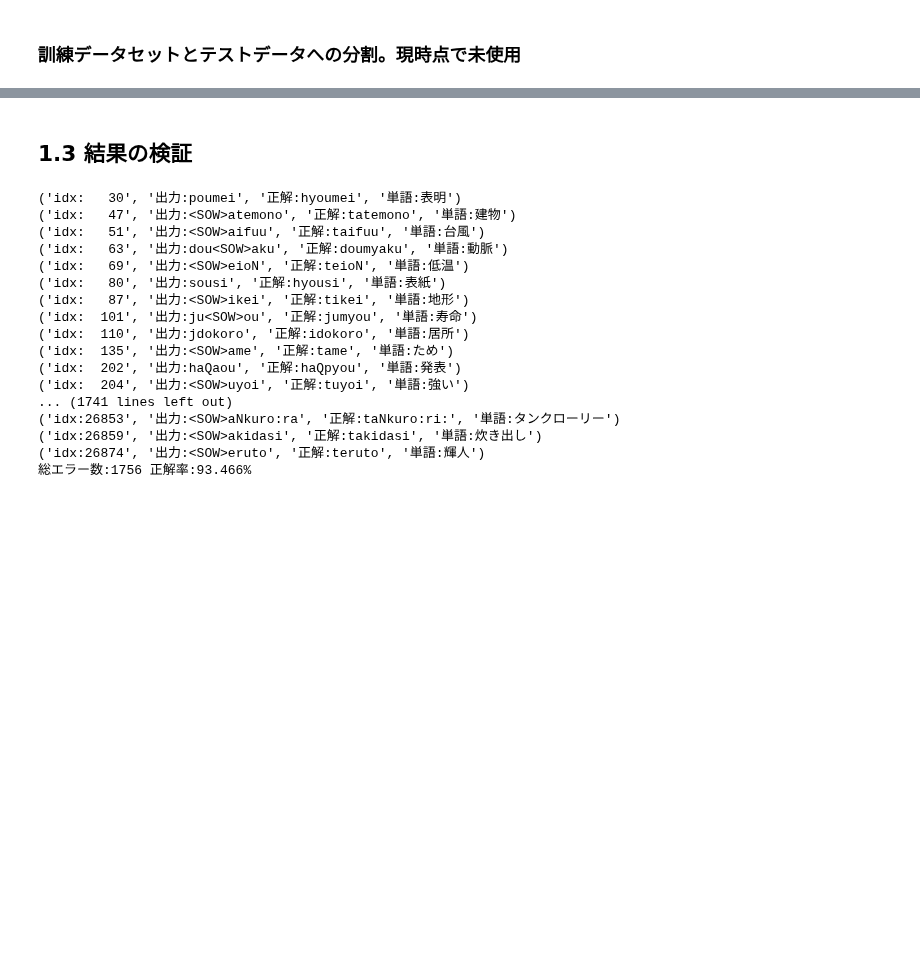
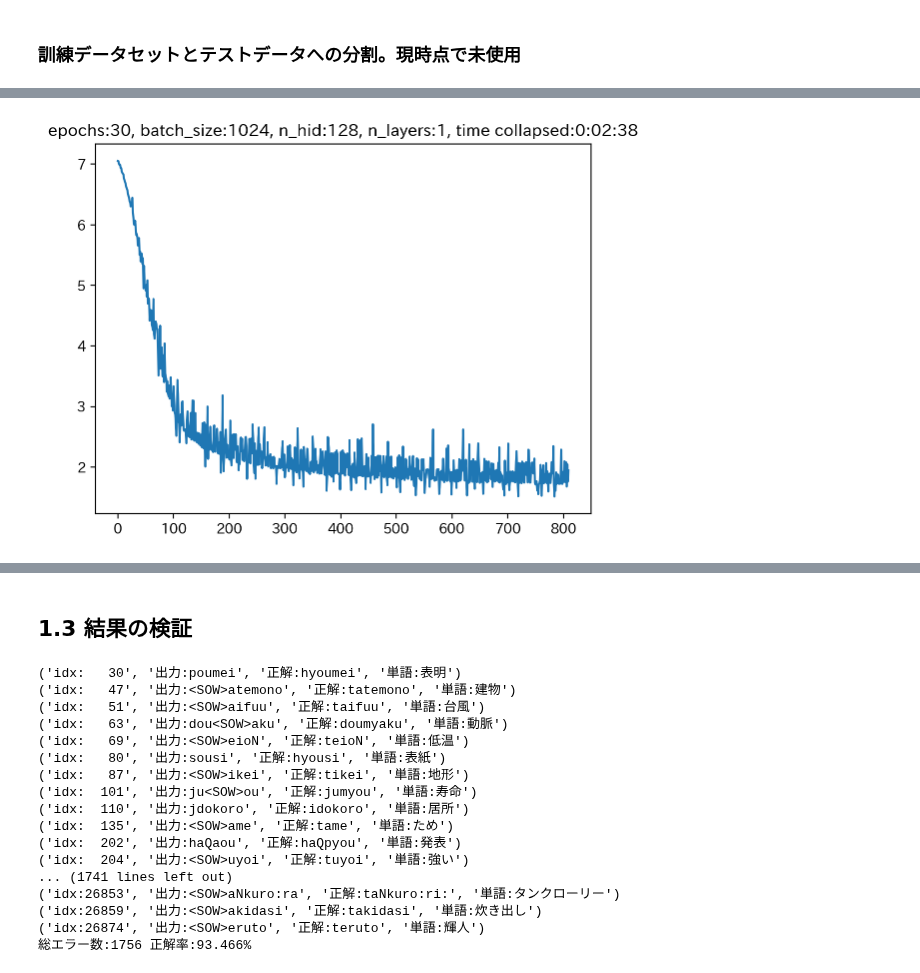
Before and after one commit to ShinAsakawa/ShinAsakawa.github.io, a Jupyter notebook: 2023notebooks/2023_1030Knd_Ijn_Ask.ipynb, the cells around one changed output, grey strips where cells are left out. Drawn from its saved outputs; the diff is of its cells as text; code cells hidden in the pictures; blank space fills up the shorter version.

```diff
--- a/2023notebooks/2023_1030Knd_Ijn_Ask.ipynb
+++ b/2023notebooks/2023_1030Knd_Ijn_Ask.ipynb
@@ -580,0 +1117,78 @@ EncDec_w_Att(
+# %%
+# 訓練関数の定義
+def fit_seq2vec(
+    model:torch.nn.modules.module.Module=o2p,
+    epochs:int=10,
+    ds:Dataset=psylex71_ds_o2s,
+    dataloader:torch.utils.data.dataloader.DataLoader=dl_o2s,
+    optimizer:torch.optim=None,
+    lr:float=0.001,
+    criterion_dec:torch.nn.modules.loss=nn.MSELoss(),
+    criterion_enc:torch.nn.modules.loss=nn.CrossEntropyLoss(ignore_index=-1),
+    interval:int=None,
+    isPrint:bool=False,
+    losses:list=None,
+    isDraw:bool=True,):
+    """ Seq2vec の訓練に用いる関数"""
+
+    start_time = time.time()   # 開始時刻の保存
+
+    if losses == None:
+        losses = []
+
+    model.train()
+
+    if optimizer == None:
+        optimizer = optim.Adam(model.parameters(), lr=lr)
+
+    criterion_dec = nn.MSELoss()
+    criterion_enc = nn.CrossEntropyLoss(ignore_index=-1)
+    #criterion_enc = nn.CrossEntropyLoss(ignore_index=0)
+
+    if interval == None:
+        interval = int(ds.__len__()/batch_size) >> 2
+
+    for epoch in range(epochs):
+        i = 0
+        for _inp, _tch in dataloader:
+            enc_inp = pad_sequence(_inp, batch_first=True).to(device)
+            tch = pad_sequence(_tch, batch_first=True, padding_value=-1.0).to(device)
+            out, enc_out = model(enc_inp)
+
+            out = out.squeeze(0)
+            loss = criterion_dec(out, tch)
+            for _x, _y in zip(enc_out[:,:-1,:], enc_inp[:,1:]):
+                # print(f'enc_out[0].size():{enc_out[0].size()}',
+                #       f'enc_inp[0].size():{enc_inp[0].size()}')
+                # print(f'enc_out[0].dtype:{enc_out[0].dtype}',
+                #       f'enc_inp[0].dtype:{enc_inp[0].dtype}')
+                loss += criterion_enc(_x, _y)
+                # sys.exit()
+            losses.append(loss.item()/len(_inp))
+            optimizer.zero_grad()
+            loss.backward()
+            optimizer.step()
+
+            i += 1
+            if (i % interval) == 0:
+                print(f'epoch:{epoch+1:2d}',
+                      f'batch:{i:2d}',
+                      f'loss:{loss.item()/batch_size:.5f}')
+
+    end_time = time.time()
+    total_time = end_time - start_time
+    total_time_str = str(datetime.timedelta(seconds=int(total_time)))
+
+    if isDraw:
+        plt.plot(losses)
+        plt.title(f'epochs:{epochs}, batch_size:{batch_size}, n_hid:{n_hid}, n_layers:{n_layers}, time collapsed:{total_time_str}')
+        plt.show()
+
+    return {'Training time': total_time_str,
+            'losses': losses,
+            'optimizer': optimizer,
+            'time': total_time }
+
+#fit_seq2vec(epochs=10, model=p2s, lr=0.0001, ds=psylex71_ds_p2s, dataloader=dl_p2s); # 聴理解モデル
+fit_seq2vec(epochs=30, model=o2s, lr=0.0001, ds=psylex71_ds_o2s, dataloader=dl_o2s); # 印字理解モデル
+# %% [output]
@@ -581 +1212,2 @@ EncDec_w_Att(
+[figure, added]
 # %%
```
Also changed, not shown: parts of 33 cells of this notebook.
